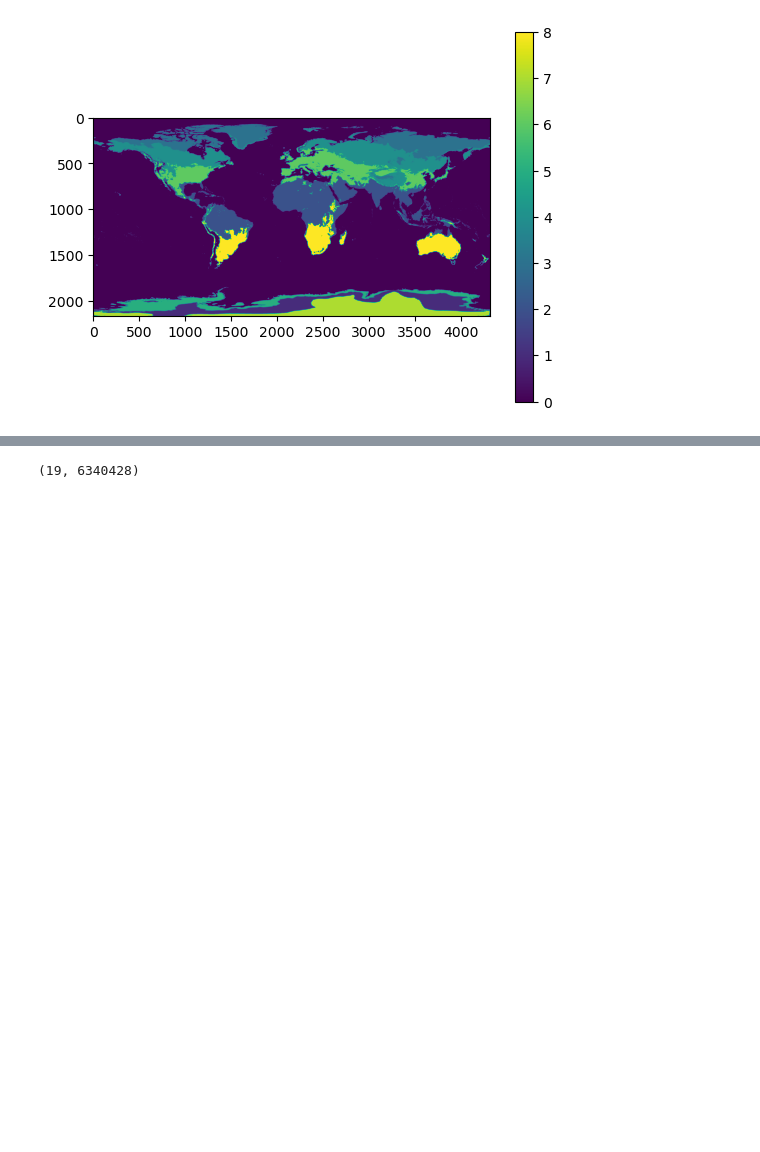
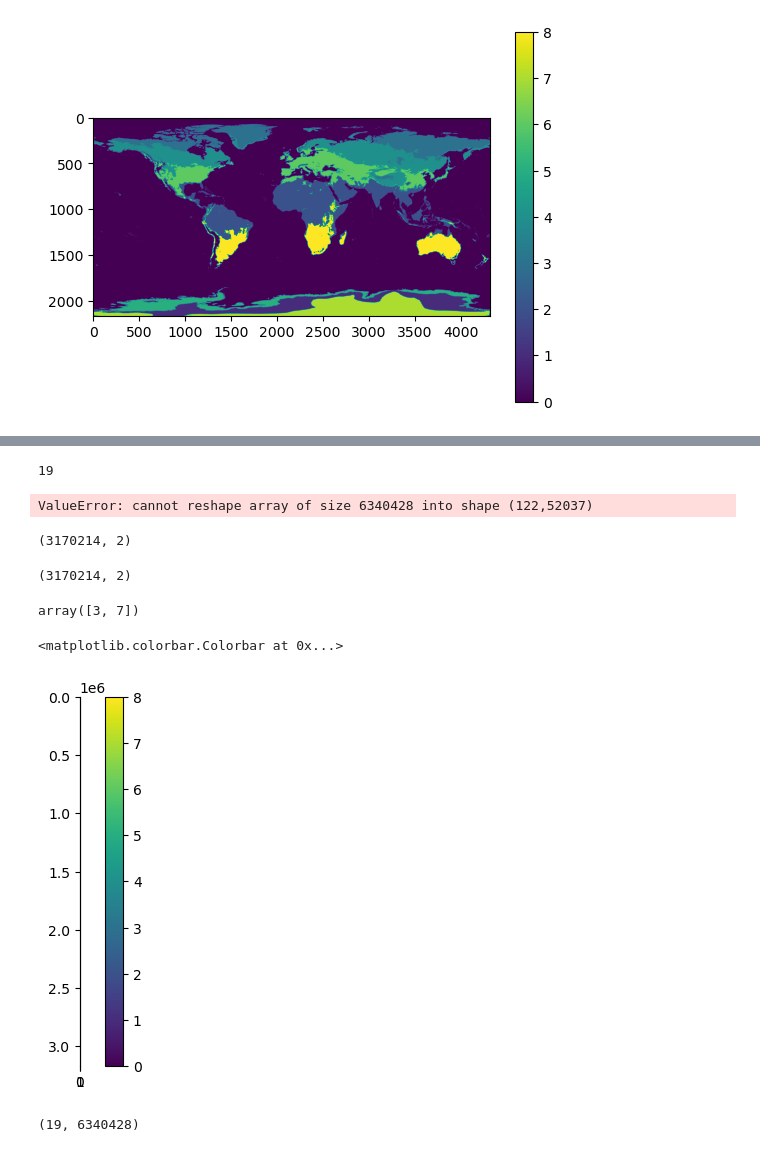
Before and after one commit to deekenyah1/final_year_worldclim, a Jupyter notebook: RASTERIO PROJECT.ipynb, the cells around one changed output, grey strips where cells are left out. Saved outputs shown, nothing was run; the diff lists cells and outputs as text; code cells hidden in the pictures; blank space fills up the shorter version.

```diff
--- a/RASTERIO PROJECT.ipynb
+++ b/RASTERIO PROJECT.ipynb
@@ -938,0 +954,11 @@ for i in myfiles:
+# %%
+myfiles = glob.glob(r"C:\Users\Dianne Kenyah\OneDrive - University of Ghana\Documents\GitHub\final_year_worldclim\worldclim\wc2.1_5m_bio\*.tif")
+res = []
+for i in myfiles:
+    curr_file = rasterio.open(i)
+    data_bin = curr_file.read()
+    data_bin = data_bin.squeeze()
+    non_nodata_indices = np.where(data_bin != curr_file.nodata)
+    non_nodata_indices = np.column_stack(non_nodata_indices)
+    res.append(non_nodata_indices.reshape(-1,1))
+bio_data_2 = np.hstack(res)
@@ -943,3 +998,3 @@ len(non_nodata_indices[0])
 # %%
-kmeans = KMeans(n_clusters=9, random_state=0).fit(bio_data_2.T)
-labels = kmeans.labels_
+kmeans = KMeans(n_clusters=9, random_state=0).fit(bio_data_2)
+kmeans
@@ -959,0 +1003,3 @@ array([[  76,   76,   76, ...,   76,   76,   76],
+# %%
+bio_labels_2 = kmeans.labels_
+bio_labels_2
@@ -960,3 +1037,30 @@ array([[  76,   76,   76, ...,   76,   76,   76],
+# %%
+len(res)
+# %% [output]
+19
+# %%
+bio_res_2 = bio_labels_2.reshape((122,52037))
+bio_res_2
+# %% [output]
+ValueError: cannot reshape array of size 6340428 into shape (122,52037)
+# %%
+(bio_res_2).shape
+# %% [output]
+(3170214, 2)
+# %%
+non_nodata_indices.shape
+# %% [output]
+(3170214, 2)
+# %%
+bio_res_2[0]
+# %% [output]
+array([3, 7])
+# %%
+plt.imshow(bio_res_2)
+plt.colorbar()
+# %% [output]
+<matplotlib.colorbar.Colorbar at 0x...>
+[figure, added]
 # %%
 bio_data_2.T.shape
 # %% [output]
```
Also changed, not shown: parts of 83 cells of this notebook, 1 other file.
